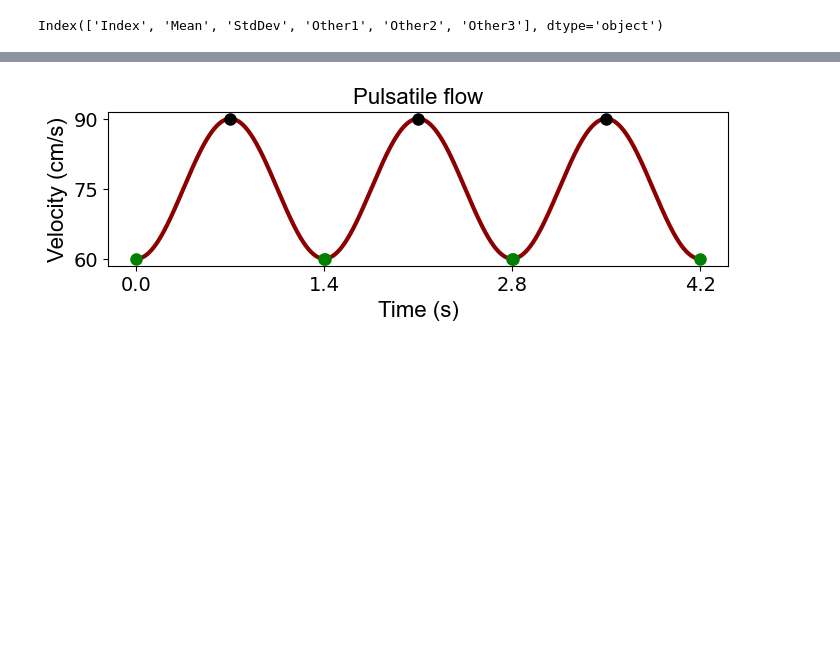
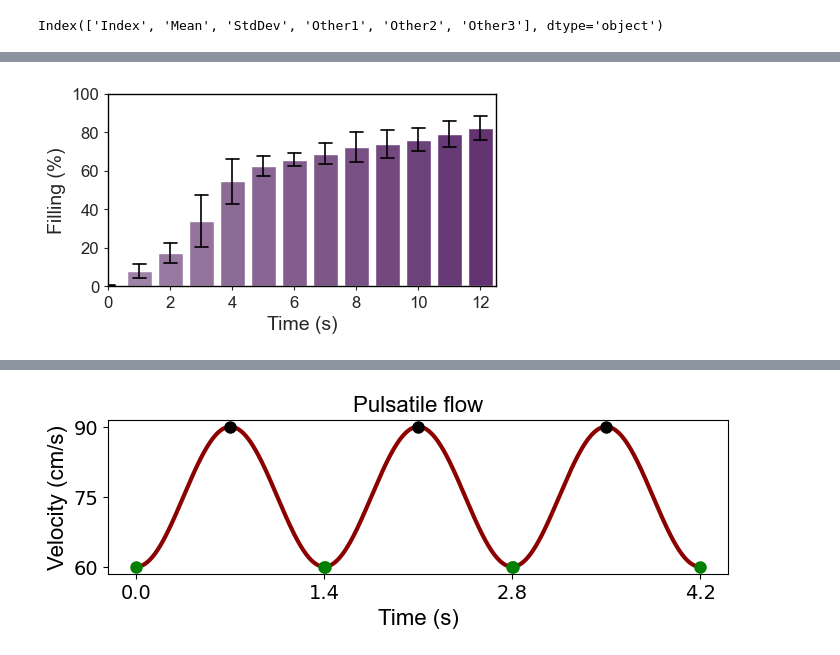
Before and after one commit to M-Medany/Ultrasound-induced-Particle-Dynamics-in-Pathological-Vascular-Vortices-, a Jupyter notebook: Plotting_filling_Aneurysm.ipynb, the cells around one changed output, grey strips where cells are left out. Cells and saved outputs as stored; diff of their text form; code cells hidden in the pictures; blank space fills up the shorter version.

Commit message:
Pulsatile filling and Cluster Area

```diff
--- a/Plotting_filling_Aneurysm.ipynb
+++ b/Plotting_filling_Aneurysm.ipynb
@@ -74,0 +86,73 @@ plt.show()
+# %%
+import pandas as pd
+import matplotlib.pyplot as plt
+import matplotlib.colors as mcolors
+
+# Load your data
+data = pd.read_csv('Excel_data/Filling_Mean_STD - Copy.csv', header=None)
+data.columns = ['Index', 'Mean', 'StdDev', 'Other1', 'Other2', 'Other3']
+
+# Gradient color
+# main_color = "#A709E0"
+# light_color = mcolors.to_rgba(main_color, alpha=0.5)
+# colormap = mcolors.LinearSegmentedColormap.from_list('main', [light_color, main_color])
+num_colors = 13
+# colors = [colormap(i / num_colors) for i in range(num_colors)]
+
+# num_colors = 16
+# Define the colormap from light blue to dark green
+# colormap = mcolors.LinearSegmentedColormap.from_list('red', [(1, 0.8, 0.8), (0.5, 0, 0.5)])
+# Use the main_color and create a colormap from a light version to main_color
+main_color = "#481158E2"
+light_color = mcolors.to_rgba(main_color, alpha=0.5)  # light version with alpha
+colormap = mcolors.LinearSegmentedColormap.from_list('main', [light_color, main_color])
+
+
+# Normalize
+max_value = max(data['Mean'])
+normalized_mean = (data['Mean'] / (max_value + 100000)) * 100
+normalized_stddev = (data['StdDev'] / (max_value + 100000)) * 100
+colors = [colormap(i / num_colors) for i in range(num_colors)]
+# Plot setup
+plt.figure(figsize=(5, 2.5))
+bars = plt.bar(data['Index'], normalized_mean, color=colors, width=0.8)
+
+# Manual error bars with BOTH top & bottom caps, THICK
+capsize = 1.5
+capwidth = capsize / 72. * plt.gcf().dpi / plt.gcf().get_size_inches()[0]
+
+for i, (x, mean, error) in enumerate(zip(data['Index'], normalized_mean, normalized_stddev)):
+    # SD vertical line
+    plt.plot([x, x], [mean - error, mean + error], color='black', linewidth=1.2)  # THICKER LINE
+    # Caps
+    plt.plot([x - capwidth / 2, x + capwidth / 2], [mean + error, mean + error], color='black', linewidth=1.2)
+    plt.plot([x - capwidth / 2, x + capwidth / 2], [mean - error, mean - error], color='black', linewidth=1.2)
+
+# Ticks — your style
+plt.xticks(fontsize=12, fontname='Arial')
+plt.yticks(fontsize=12, fontname='Arial')
+plt.tick_params(axis='both', which='both', direction='out', length=3, width=0.8,
+                labelsize=12, bottom=True, top=False, left=True, right=False)
+
+# Spines
+for spine in plt.gca().spines.values():
+    spine.set_edgecolor('black')
+    spine.set_linewidth(1)
+    # Set custom x-tick positions and labels
+    # Set xticks as before
+    xticks = [0, 2, 4, 6, 8, 10, 12]
+    plt.xticks(xticks, [str(x) for x in xticks], fontsize=12, fontname='Arial')
+    # Reduce the right margin by setting xlim to just past the last bar
+    plt.xlim(left=min(data['Index'].dropna()), right=12.5)
+    plt.xticks(xticks, [str(x) for x in xticks], fontsize=12, fontname='Arial')
+# Labels
+plt.xlabel('Time (s)', fontname='Arial', fontsize=14)
+plt.ylabel('Filling (%)', fontname='Arial', fontsize=14)
+# plt.title('Continous filling', fontname='Arial', fontsize=14)
+plt.ylim(0, 100)
+
+# Save and show
+plt.savefig('figure_final_your_style.png', dpi=600, bbox_inches='tight')
+plt.show()
+# %% [output]
+[figure, added]
```
Also changed, not shown: parts of 8 cells of this notebook, 4 other files.
